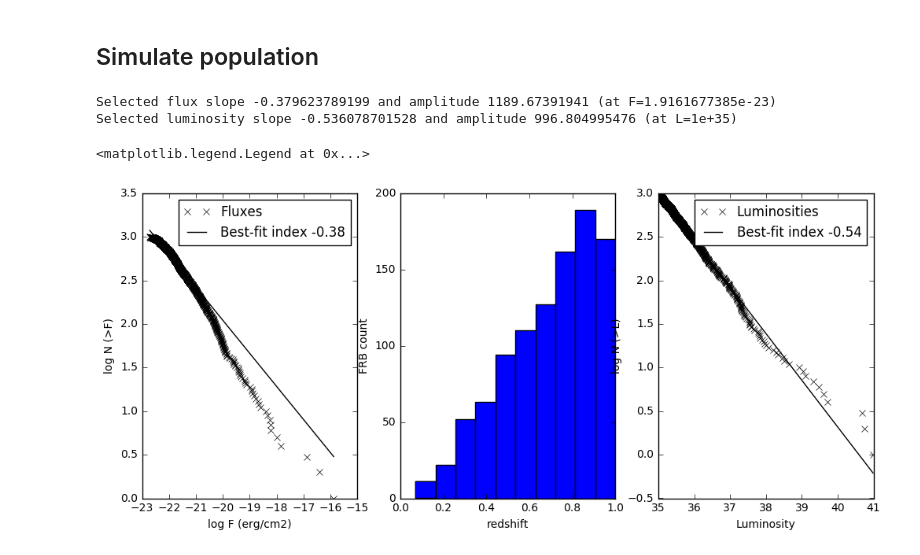
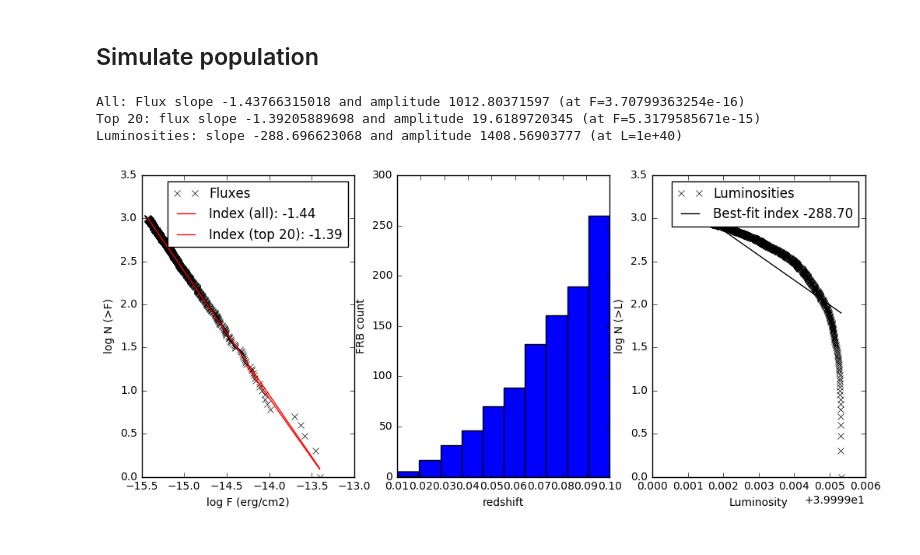
Before and after one commit to caseyjlaw/FRB121102, a Jupyter notebook: frb_simulation.ipynb, the cells around one changed output. Drawn from its saved outputs; the diff is of its cells as text; code cells hidden in the pictures.

```diff
--- a/frb_simulation.ipynb
+++ b/frb_simulation.ipynb
@@ -38,15 +38,3 @@ Powerlaw slope -0.559492842533 and amplitude 9.68028817665 (at L=2e+38)
 # %% [markdown]
 ## Simulate population
-# %%
-# simulation parameters
-z_min, z_max = 0., 1.
-l_min, l_max = 1e35, 1e45
-
-# log luminosity grid
-lumsim = np.logspace(np.log10(l_min), np.log10(l_max), 1000)
-# uniform redshift grid
-zgrid = np.linspace(z_min, z_max, 1000)
-# volume per redshift bin
-vols = np.array([co.comoving_volume(zgrid[i+1]).value - co.comoving_volume(zgrid[i]).value
-                 for i in range(len(zgrid)-1)])
 # %%
@@ -73,33 +122,12 @@ lums.sort()
-# %%
-# fit and plot distribution
-
-cnt2 = np.arange(1,len(fluxes)+1)[::-1]
-popt2, pcov2 = curve_fit(plaw, fluxes, cnt2, p0=(-1, 1e-3))
-print('Selected flux slope {0} and amplitude {1} (at F={2})'.format(popt2[0], popt2[1], fluxes[0]))
-
-cnt3 = np.arange(1,len(lums)+1)[::-1]
-popt3, pcov3 = curve_fit(plaw, lums, cnt3, p0=(-1, 1e-3))
-print('Selected luminosity slope {0} and amplitude {1} (at L={2})'.format(popt3[0], popt3[1], lums[0]))
-
-pl.figure(figsize=(12,5))
-pl.subplot(131)
-pl.plot(np.log10(fluxes), np.log10(cnt2), 'kx', label='Fluxes')
-pl.plot(np.log10(fluxes), np.log10(plaw(fluxes, *popt2)), '-k', label='Best-fit index {0:.2f}'.format(popt2[0]))
-pl.xlabel('log F (erg/cm2)')
-pl.ylabel('log N (>F)')
-pl.legend()
-pl.subplot(132)
-pl.hist(zs)
-pl.xlabel('redshift')
-pl.ylabel('FRB count')
-pl.subplot(133)
-pl.plot(np.log10(lums), np.log10(cnt3), 'kx', label='Luminosities')
-pl.plot(np.log10(lums), np.log10(plaw(lums, *popt3)), '-k', label='Best-fit index {0:.2f}'.format(popt3[0]))
-pl.xlabel('Luminosity')
-pl.ylabel('log N (>L)')
-pl.legend()
-# %% [output]
-Selected flux slope -0.379623789199 and amplitude 1189.67391941 (at F=1.9161677385e-23)
-Selected luminosity slope -0.536078701528 and amplitude 996.804995476 (at L=1e+35)
-<matplotlib.legend.Legend at 0x...>
-[figure, removed]
+# %%
+# example using standard candle
+zr = 0., 0.1
+lr = 1e40, 1.01e40
+popt_std = (0, 10)
+zs, fluxes, lums = simulate(zr, lr, popt_std, nsim=1000)
+popth = model(zs, fluxes, lums)
+# %% [output]
+All: Flux slope -1.43766315018 and amplitude 1012.80371597 (at F=3.70799363254e-16)
+Top 20: flux slope -1.39205889698 and amplitude 19.6189720345 (at F=5.3179585671e-15)
+Luminosities: slope -288.696623068 and amplitude 1408.56903777 (at L=1e+40)
+[figure, added]
```
Also changed, not shown: parts of 5 cells of this notebook.
